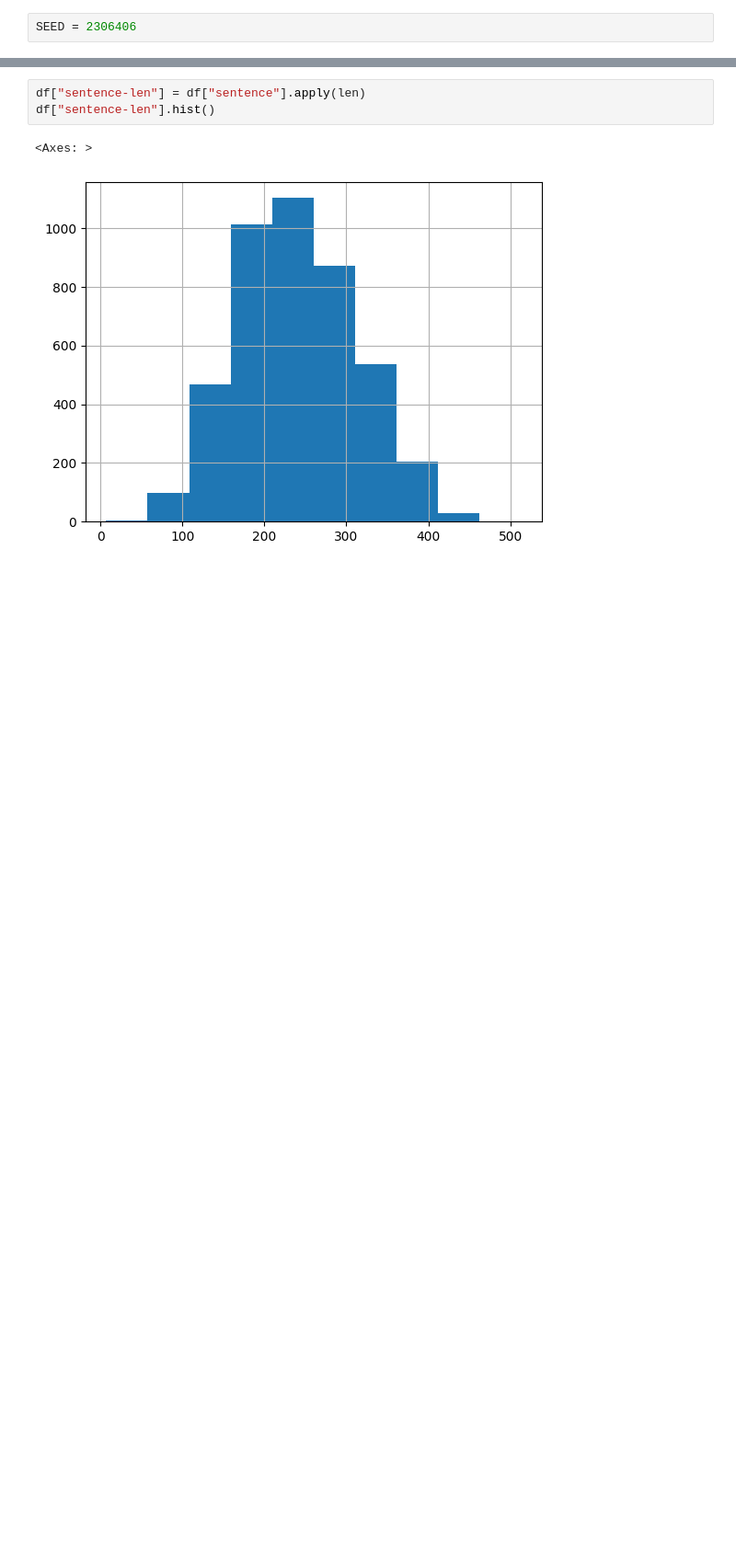
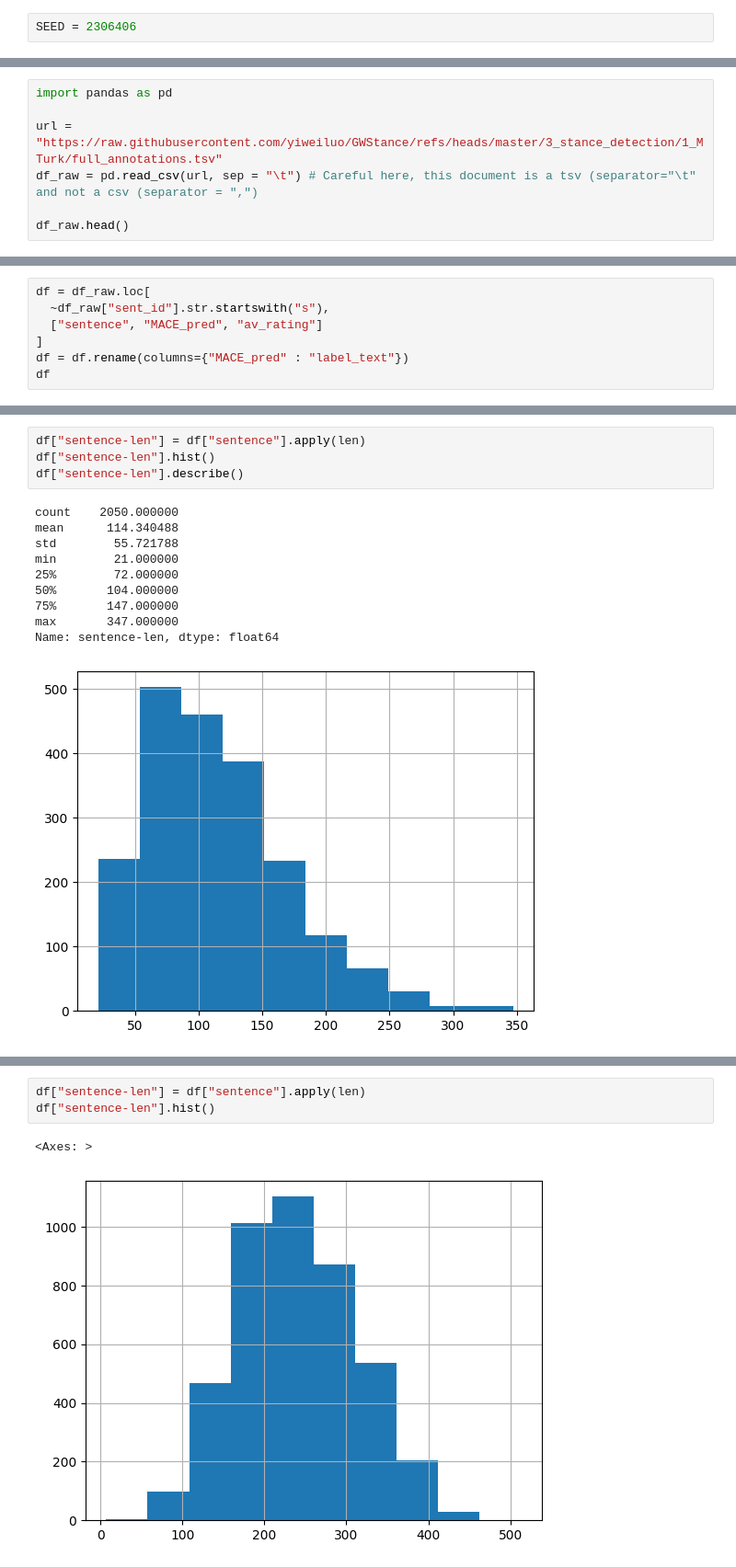
Before and after one commit to AXLMRIN/encoder-classifier-tuto, a Jupyter notebook: notebook.ipynb, the cells around one changed output, grey strips where cells are left out. Shown at 92% size. Saved outputs shown, nothing was run; the diff lists cells and outputs as text; blank space fills up the shorter version.

```diff
--- a/notebook.ipynb
+++ b/notebook.ipynb
@@ -14,0 +3,7 @@ df.head()
+# %%
+import pandas as pd
+
+url = "https://raw.githubusercontent.com/yiweiluo/GWStance/refs/heads/master/3_stance_detection/1_MTurk/full_annotations.tsv"
+df_raw = pd.read_csv(url, sep = "\t") # Careful here, this document is a tsv (separator="\t" and not a csv (separator = ",")
+
+df_raw.head()
@@ -14,0 +45,7 @@ df.head()
+# %%
+df = df_raw.loc[
+  ~df_raw["sent_id"].str.startswith("s"),
+  ["sentence", "MACE_pred", "av_rating"]
+]
+df = df.rename(columns={"MACE_pred" : "label_text"})
+df
@@ -14,0 +74,15 @@ df.head()
+# %%
+df["sentence-len"] = df["sentence"].apply(len)
+df["sentence-len"].hist()
+df["sentence-len"].describe()
+# %% [output]
+count    2050.000000
+mean      114.340488
+std        55.721788
+min        21.000000
+25%        72.000000
+50%       104.000000
+75%       147.000000
+max       347.000000
+Name: sentence-len, dtype: float64
+[figure, added]
```
Also changed, not shown: parts of 10 cells of this notebook, 4 other files.
